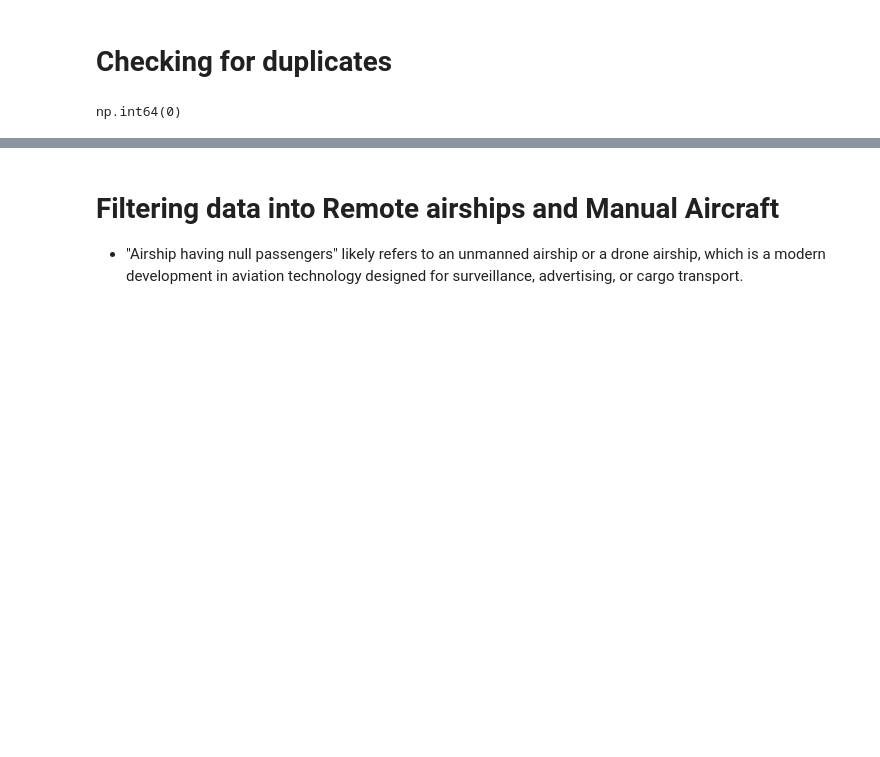
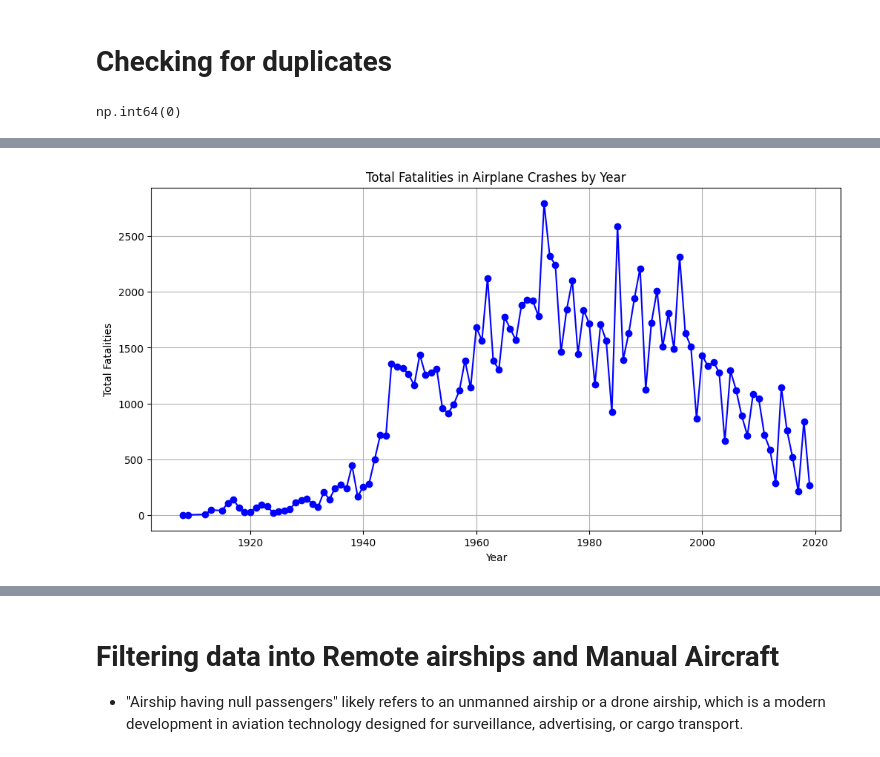
Before and after one commit to Angela-Mukulu-Mwanzia/Aviation-Fatality-Analysis-Project, a Jupyter notebook: Airline_Analysis_Updated.ipynb, the cells around one changed output, grey strips where cells are left out. Cells and saved outputs as stored; diff of their text form; code cells hidden in the pictures; blank space fills up the shorter version.

Commit message:
Exploratory Data Analysis

```diff
--- a/Airline_Analysis_Updated.ipynb
+++ b/Airline_Analysis_Updated.ipynb
@@ -244,0 +244,18 @@ np.int64(0)
+# %%
+# Aggregation by year
+
+# 1. Ensure the 'Date' column is in datetime format
+data['Date'] = pd.to_datetime(data['Date'], errors='coerce')
+# Use errors='coerce' to turn invalid dates into NaT
+
+# 2. Ensure the 'Fatalities' column is numeric
+# Convert to numeric, coerce errors to NaN, then fill NaNs with 0 (or another appropriate value)
+data['Fatalities'] = pd.to_numeric(data['Fatalities'], errors='coerce').fillna(0)
+
+# Group by the year extracted from the 'Date' column and calculate the sum of 'Fatalities'
+yearly_summary = data.groupby(data['Date'].dt.year)['Fatalities'].sum()
+
+# Rename the index for clarity and reset it to make 'Year' a regular column
+yearly_summary = yearly_summary.rename_axis('Year').reset_index(name='Total Fatalities')
+
+yearly_summary
@@ -244,0 +280,13 @@ np.int64(0)
+# %%
+import matplotlib.pyplot as plt
+# 3. Plotting
+plt.figure(figsize=(12, 6))
+plt.plot(yearly_summary['Year'], yearly_summary['Total Fatalities'], marker='o',
+            linestyle='-', color='b')
+plt.title('Total Fatalities in Airplane Crashes by Year')
+plt.xlabel('Year')
+plt.ylabel('Total Fatalities')
+plt.grid()
+plt.show()
+# %% [output]
+[figure, added]
```
Also changed, not shown: parts of 10 cells of this notebook.
